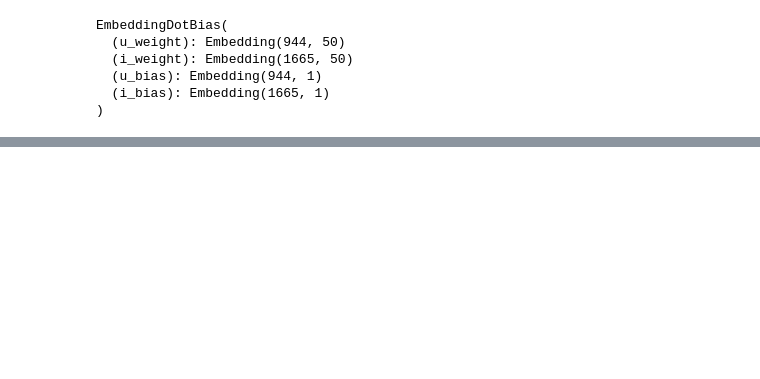
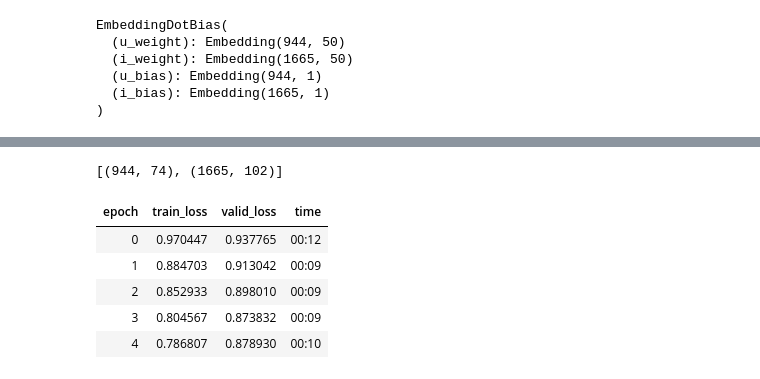
Before and after one commit to bil-ardhry/fastai_course_22, a Jupyter notebook: Collaborate_Filtering_Deepdive.ipynb, the cells around one changed output, grey strips where cells are left out. Cells and saved outputs as stored; diff of their text form; code cells hidden in the pictures; blank space fills up the shorter version.

```diff
--- a/Collaborate_Filtering_Deepdive.ipynb
+++ b/Collaborate_Filtering_Deepdive.ipynb
@@ -465,0 +482,37 @@ idxs = movie_bias.argsort(descending=False)[:5]
+# %%
+# The first step in creating the new architecture is  to take the results of the
+# embeddings lookup and concatenate those activations together. The result is a
+# matrix which we can pass through linear layers and non-linearities in the usual
+# way. Using FastAI's functionality:
+embs = get_emb_sz(dls)
+embs
+# %% [output]
+[(944, 74), (1665, 102)]
+# %%
+class CollabNN(Module):
+  def __init__(self, user_sz, item_sz, y_range=(0, 5.5), n_act=100):
+    self.user_factors = Embedding(*user_sz)
+    self.item_factors = Embedding(*item_sz)
+    self.layers = nn.Sequential(
+        nn.Linear(user_sz[1] + item_sz[1], n_act),
+        nn.ReLU(),
+        nn.Linear(n_act, 1)
+    )
+    self.y_range = y_range
+
+  def forward(self, x):
+    embs = self.user_factors(x[:, 0]), self.item_factors(x[:, 1])
+    x = self.layers(torch.cat(embs, dim=1))
+    return sigmoid_range(x, *self.y_range)
+# %%
+model = CollabNN(*embs)
+
+learn = Learner(dls, model, loss_func=MSELossFlat())
+learn.fit_one_cycle(5, 5e-3, wd=0.01)
+# %% [output]
+| epoch | train_loss | valid_loss | time |
+| 0 | 0.970447 | 0.937765 | 00:12 |
+| 1 | 0.884703 | 0.913042 | 00:09 |
+| 2 | 0.852933 | 0.898010 | 00:09 |
+| 3 | 0.804567 | 0.873832 | 00:09 |
+| 4 | 0.786807 | 0.878930 | 00:10 |
```
Also changed, not shown: parts of 16 cells of this notebook.
